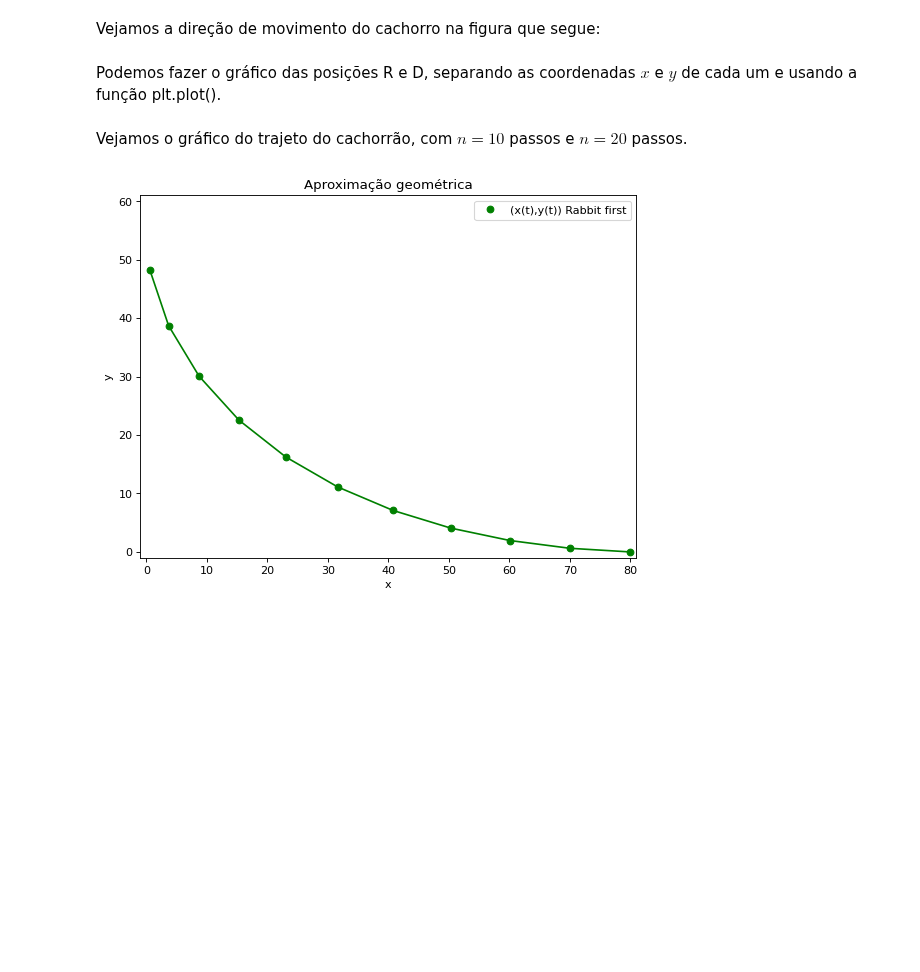
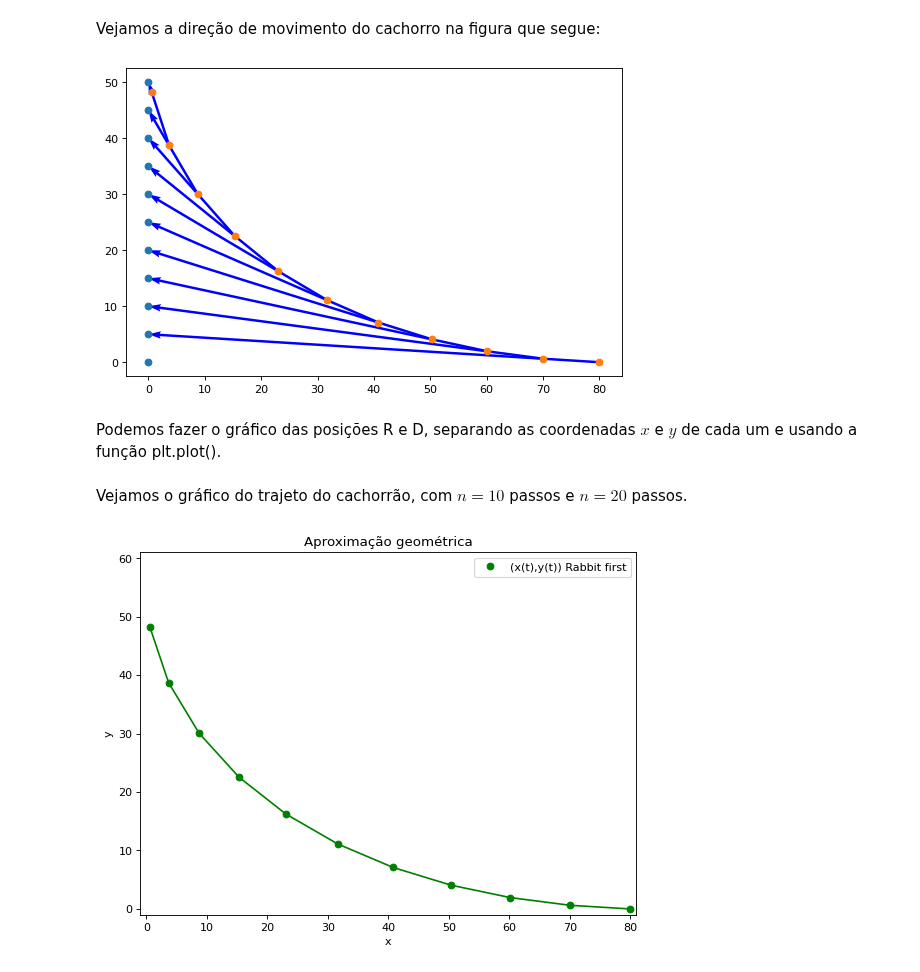
Before and after one commit to j-claudinei-f/j-claudinei-f, a Jupyter notebook: Cachorro_coelho_introducao_EDO.ipynb, the cells around one changed output. Drawn from its saved outputs; the diff is of its cells as text; code cells hidden in the pictures; blank space fills up the shorter version.

```diff
--- a/Cachorro_coelho_introducao_EDO.ipynb
+++ b/Cachorro_coelho_introducao_EDO.ipynb
@@ -123,5 +124,20 @@ plt.show()
 # %% [markdown]
 Vejamos a direção de movimento do cachorro na figura que segue:
+# %%
+dadosd=np.transpose(Dog(n=10))   # np.transpose(A) transpõe a matriz A.
+xd=dadosd[0]
+yd=dadosd[1]
+
+fig = plt.subplots(figsize=(8, 5), dpi=80)   # Tamanho e resolução da imagem, do gráfico.
+plt.plot(x,y,'o')
+plt.plot(xd,yd,'o')
+
+for i in range(0,len(xd)-1):
+ plt.quiver(xd[i], yd[i], x[i+1]-xd[i],y[i+1]-yd[i], scale_units='xy', angles='xy', scale=1, color='blue',width=0.005)
+
+plt.show()
+# %% [output]
+[figure, added]
 # %% [markdown]
 Podemos fazer o gráfico das posições R e D, separando as coordenadas $x$ e $y$ de cada um e usando a função plt.plot().
 # %%
```
Also changed, not shown: parts of 1 cell of this notebook.
